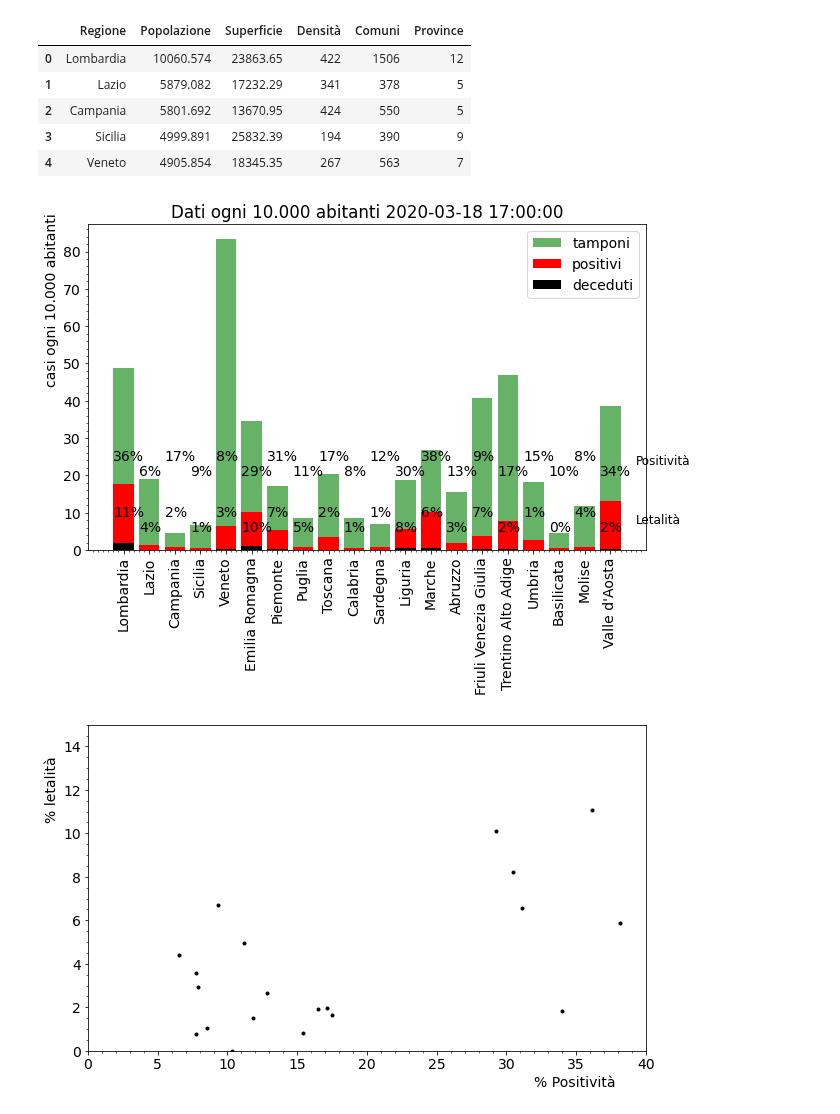
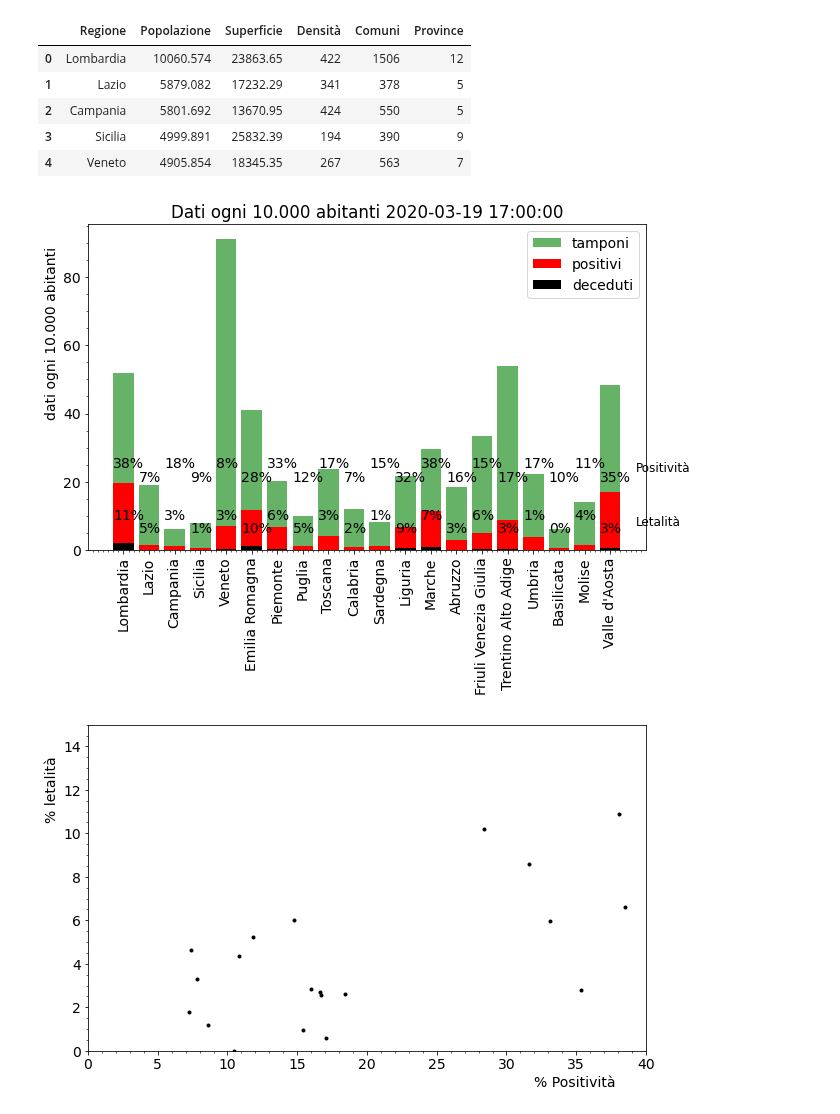
Before and after one commit to lorenzopaolucci/studenti, a Jupyter notebook: covid19.ipynb, the cells around one changed output. Saved outputs shown, nothing was run; the diff lists cells and outputs as text; code cells hidden in the pictures.

```diff
--- a/covid19.ipynb
+++ b/covid19.ipynb
@@ -298,56 +259,56 @@ dpr.head()
 | 3 | Sicilia | 4999.891 | 25832.39 | 194 | 390 | 9 |
 | 4 | Veneto | 4905.854 | 18345.35 | 267 | 563 | 7 |
 # %%
-
+data_sel = '2020-03-19 17:00:00'
 perc_tamponi = []
 perc_positivi = []
 perc_deceduti = []
 for r in range(0, len(regioni)):
   if regioni[r]=='Trentino Alto Adige':
     popolazione = float(dpr.loc[dpr['Regione']=='Trentino Alto Adige']['Popolazione'].values[0])*1e3
-    tamponi = 10000*dr.loc[(dr['denominazione_regione'] == 'P.A. Trento' ) & (dr['data'] == '2020-03-18 17:00:00')]['tamponi'].values[0]
-    tamponi = tamponi + 10000*dr.loc[(dr['denominazione_regione'] == 'P.A. Bolzano' ) & (dr['data'] == '2020-03-18 17:00:00')]['tamponi'].values[0]
+    tamponi = 10000*dr.loc[(dr['denominazione_regione'] == 'P.A. Trento' ) & (dr['data'] == data_sel)]['tamponi'].values[0]
+    tamponi = tamponi + 10000*dr.loc[(dr['denominazione_regione'] == 'P.A. Bolzano' ) & (dr['data'] == data_sel)]['tamponi'].values[0]
     perc_tamponi.append(tamponi/popolazione)
-    positivi = 10000*dr.loc[(dr['denominazione_regione'] == 'P.A. Trento' ) & (dr['data'] == '2020-03-18 17:00:00')]['totale_casi'].values[0]
-    positivi = positivi + 10000*dr.loc[(dr['denominazione_regione'] == 'P.A. Bolzano' ) & (dr['data'] == '2020-03-18 17:00:00')]['totale_casi'].values[0]
+    positivi = 10000*dr.loc[(dr['denominazione_regione'] == 'P.A. Trento' ) & (dr['data'] == data_sel)]['totale_casi'].values[0]
+    positivi = positivi + 10000*dr.loc[(dr['denominazione_regione'] == 'P.A. Bolzano' ) & (dr['data'] == data_sel)]['totale_casi'].values[0]
     perc_positivi.append(positivi/popolazione)
-    deceduti = 10000*dr.loc[(dr['denominazione_regione'] == 'P.A. Trento' ) & (dr['data'] == '2020-03-18 17:00:00')]['deceduti'].values[0]
-    deceduti = deceduti + 10000*dr.loc[(dr['denominazione_regione'] == 'P.A. Bolzano' ) & (dr['data'] == '2020-03-18 17:00:00')]['deceduti'].values[0]
+    deceduti = 10000*dr.loc[(dr['denominazione_regione'] == 'P.A. Trento' ) & (dr['data'] == data_sel)]['deceduti'].values[0]
+    deceduti = deceduti + 10000*dr.loc[(dr['denominazione_regione'] == 'P.A. Bolzano' ) & (dr['data'] == data_sel)]['deceduti'].values[0]
     perc_deceduti.append(deceduti/popolazione)
 
   else:
     popolazione = float(dpr.loc[dpr['Regione']==regioni[r]]['Popolazione'].values[0])*1e3
-    tamponi = 10000*dr.loc[(dr['denominazione_regione'] == regioni[r] ) & (dr['data'] == '2020-03-18 17:00:00')]['tamponi'].values[0]
+    tamponi = 10000*dr.loc[(dr['denominazione_regione'] == regioni[r] ) & (dr['data'] == data_sel)]['tamponi'].values[0]
     perc_tamponi.append(tamponi/popolazione)
-    positivi = 10000*dr.loc[(dr['denominazione_regione'] == regioni[r] ) & (dr['data'] == '2020-03-18 17:00:00')]['totale_casi'].values[0]
+    positivi = 10000*dr.loc[(dr['denominazione_regione'] == regioni[r] ) & (dr['data'] == data_sel)]['totale_casi'].values[0]
     perc_positivi.append(positivi/popolazione)
-    deceduti = 10000*dr.loc[(dr['denominazione_regione'] == regioni[r] ) & (dr['data'] == '2020-03-18 17:00:00')]['deceduti'].values[0]
+    deceduti = 10000*dr.loc[(dr['denominazione_regione'] == regioni[r] ) & (dr['data'] == data_sel)]['deceduti'].values[0]
     perc_deceduti.append(deceduti/popolazione)
 # %%
 fig, ax = plt.subplots(figsize=(10,6))
 ax.bar(regioni, perc_tamponi, label='tamponi', alpha=0.6, color='green')
 ax.bar(regioni, perc_positivi, label='positivi', color='red')
 ax.bar(regioni, perc_deceduti, label='deceduti', color='black')
 #ax.set_ylim(0, 20)
 ax.set_title('Dati ogni 10.000 abitanti '+str(np.array(df['data'])[-1]))
 #ax.set_xlabel('Rregione', horizontalalignment = 'left', x=0.8)
-ax.set_ylabel('casi ogni 10.000 abitanti', horizontalalignment = 'left', y=0.5)
+ax.set_ylabel('dati ogni 10.000 abitanti', horizontalalignment = 'left', y=0.4)
 for i in range(regioni.size):
   if i % 2 == 0:
     offset = 4
   else:
     offset = 0
   plt.annotate('{:.0f}%'.format(100*perc_positivi[i]/perc_tamponi[i]), (i-0.4,20+offset))
   plt.annotate('{:.0f}%'.format(100*perc_deceduti[i]/perc_positivi[i]), (i-0.4,5+offset))
 #ax.set_yscale('log')
 ax.text(20, 7, 'Letalità', fontsize=12)
 ax.text(20, 23, 'Positività', fontsize=12)
 plt.xticks(rotation=90)
 plt.minorticks_on()
 plt.legend()
 plt.show()
 # %% [output]
-[figure, old version]
+[figure, new version]
 # %%
 fig, ax = plt.subplots(figsize=(10,6))
 ax.plot(100*np.array(perc_positivi)/np.array(perc_tamponi), 100*np.array(perc_deceduti)/np.array(perc_positivi), 'k.')
@@ -358,4 +319,4 @@ ax.set_xlabel('% Positività', horizontalalignment = 'left', x=0.8)
 ax.set_ylabel('% letalità', horizontalalignment = 'left', y=0.7)
 plt.show()
 # %% [output]
-[figure, old version]
+[figure, new version]
```
Also changed, not shown: parts of 10 cells of this notebook.
